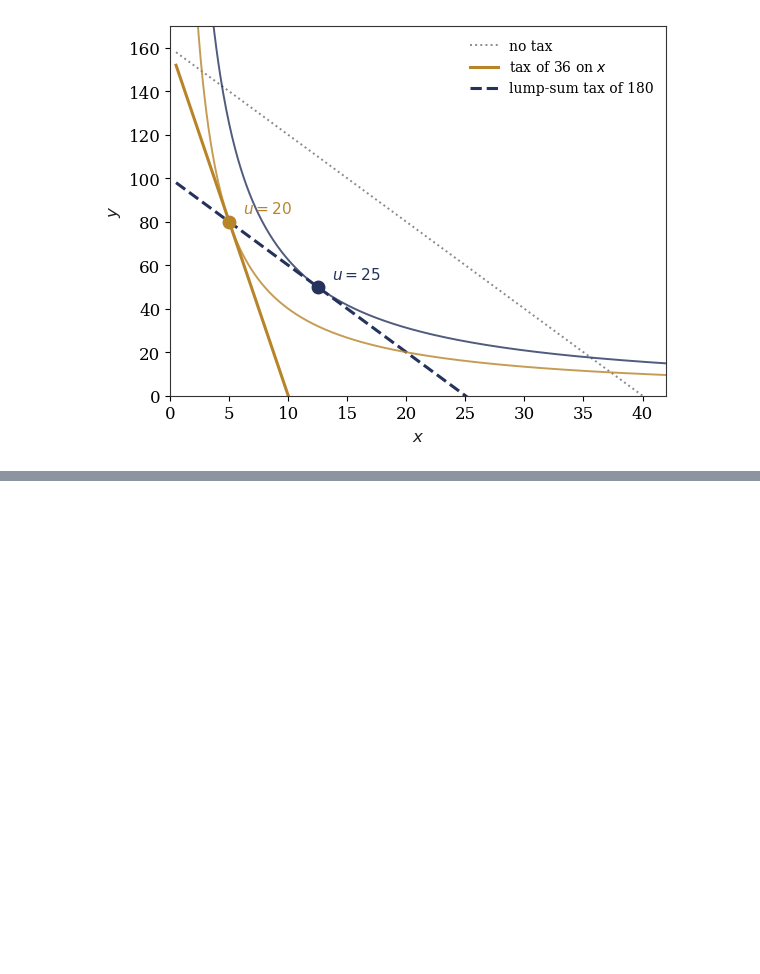
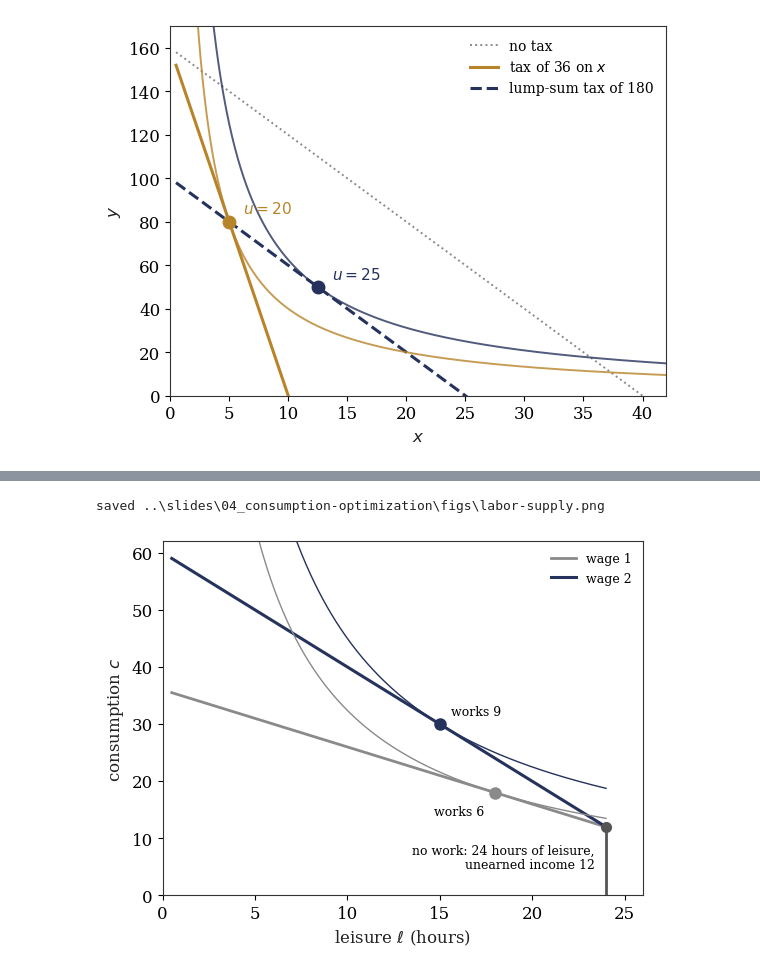
Before and after one commit to jhconning/hunter_eco701, a Jupyter notebook: notebooks/topic04_consumer_figures.ipynb, the cells around one changed output, grey strips where cells are left out. Drawn from its saved outputs; the diff is of its cells as text; code cells hidden in the pictures; blank space fills up the shorter version.

```diff
--- a/notebooks/topic04_consumer_figures.ipynb
+++ b/notebooks/topic04_consumer_figures.ipynb
@@ -137,0 +194,21 @@ saved ..\slides\04_consumption-optimization\figs\lump-sum-principle.png
+# %%
+fig, ax = plt.subplots(figsize=(6.2, 4.6))
+l = np.linspace(0.5, 24, 400)
+ax.plot(l, 36 - l, color=GREY, lw=2.0, label="wage 1")
+ax.plot(l, 60 - 2 * l, color=NAVY, lw=2.2, label="wage 2")
+ax.plot([24, 24], [0, 12], color="#555555", lw=2.0)
+ax.plot(l, 324 / l, color=GREY, lw=1.0)
+ax.plot(l, 450 / l, color=NAVY, lw=1.0)
+ax.plot(24, 12, "o", color="#555555", ms=7)
+ax.annotate("no work: 24 hours of leisure,\nunearned income 12", (24, 12), textcoords="offset points",
+            xytext=(-8, -30), fontsize=9, ha="right")
+ax.plot(18, 18, "o", color=GREY, ms=8); ax.annotate("works 6", (18, 18), textcoords="offset points", xytext=(-8, -16), fontsize=9, ha="right")
+ax.plot(15, 30, "o", color=NAVY, ms=8); ax.annotate("works 9", (15, 30), textcoords="offset points", xytext=(8, 6), fontsize=9)
+ax.set_xlim(0, 26); ax.set_ylim(0, 62)
+ax.set_xlabel("leisure $\\ell$ (hours)"); ax.set_ylabel("consumption $c$")
+ax.legend(frameon=False, fontsize=9, loc="upper right")
+savefig(fig, "labor-supply.png")
+plt.show()
+# %% [output]
+saved ..\slides\04_consumption-optimization\figs\labor-supply.png
+[figure, added]
```
Also changed, not shown: parts of 7 cells of this notebook, 11 other files.
